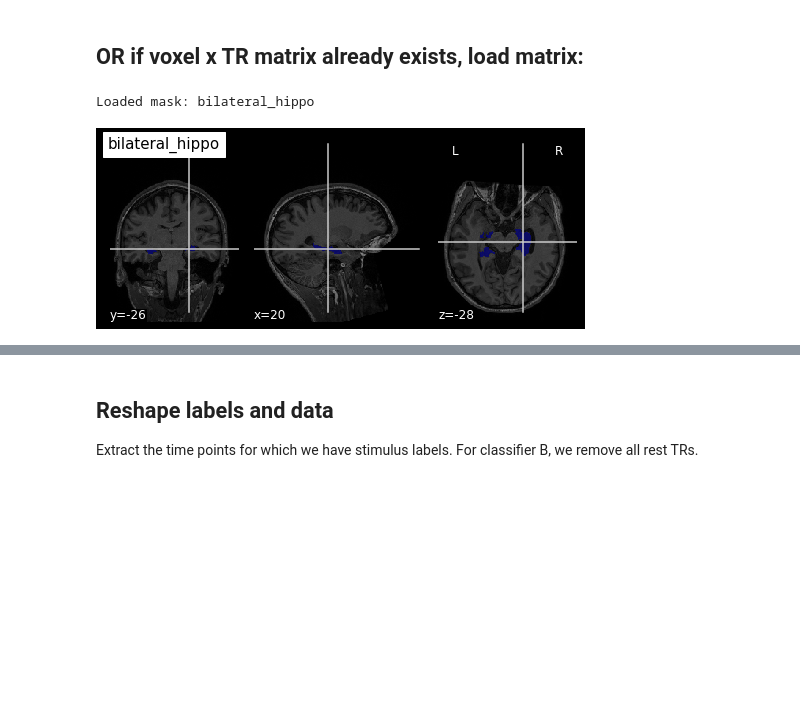
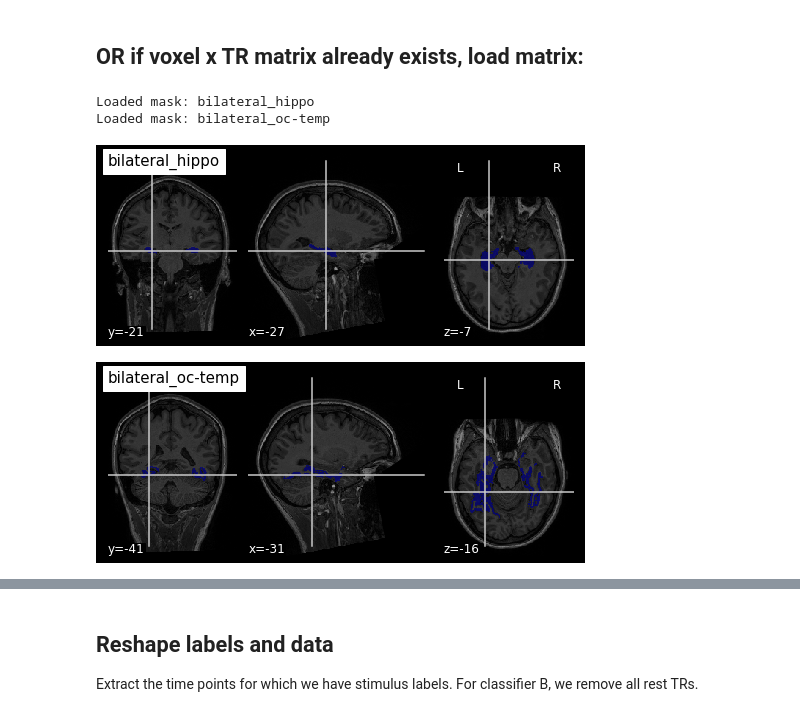
Before and after one commit to karinatachihara/pygers_adderzip, a Jupyter notebook: analysis/mainanalysis/03-classifier_localizer_sub-005.ipynb, the cells around one changed output, grey strips where cells are left out. Drawn from its saved outputs; the diff is of its cells as text; code cells hidden in the pictures; blank space fills up the shorter version.

```diff
--- a/analysis/mainanalysis/03-classifier_localizer_sub-005.ipynb
+++ b/analysis/mainanalysis/03-classifier_localizer_sub-005.ipynb
@@ -21,14 +21,14 @@
 # %% [markdown]
 ## Define subject
 # %%
-sub = 'sub-005'
-subNum = '005'
+sub = 'sub-007'
+subNum = '007'
 ses = 'ses-01'
 task = 'localizer'
 
 n_trunc_beginning=14 #Number of volumes to trim from beginning of run
 n_trunc_end=10 #Number of volumes to trim from end of run
-ROIs=['bilateral_hippo']
+ROIs=['bilateral_hippo','bilateral_oc-temp',]
 # %% [markdown]
 ## Import necessary packages
 # %%
@@ -115,8 +115,8 @@ trials_run_localizer = 90
 
 anat_dir=adderzip_bids_dir + 'derivatives/deface/'
 out_dir= adderzip_bids_dir + 'derivatives/firstlevel/%s/' % sub
-#mask_fold_other = adderzip_bids_dir + 'derivatives/firstlevel/%s/masks/' % sub
-mask_fold_hipp = adderzip_bids_dir + 'derivatives/firstlevel/%s/masks/' % sub
+mask_fold = adderzip_bids_dir + 'derivatives/firstlevel/%s/masks/' % sub
+#mask_fold_hipp = adderzip_bids_dir + 'derivatives/firstlevel/%s/masks/' % sub
 data_dir='/jukebox/norman/karina/adderzip_fMRI/adderzip/data/mainanalysis/output'
 
 #ses0_dir=adderzip_bids_dir + 'derivatives/fmriprep/%s/ses-00/func/' % sub
@@ -386,10 +386,10 @@ def load_adderzip_mask(ROI_name, sub):
     the requested mask
     """
     # load the mask
-    if ROI_name == 'bilateral_hippo':
+    #if ROI_name == 'bilateral_hippo':
         #mask_fold=mask_fold_other
     #else:
-        mask_fold=mask_fold_hipp
+        #mask_fold=mask_fold_hipp
     maskfile = (mask_fold + sub + "_%s.nii.gz" % (ROI_name))
     mask = nib.load(maskfile)
     print("Loaded mask: %s" % (ROI_name))
@@ -397,31 +397,33 @@ def load_adderzip_mask(ROI_name, sub):
 # %%
 # load voxel x TR data for each ROI
 mask_list = ROIs
 masked_data = []
 masked_data_all = [0] * len(mask_list)
 
 for mask_counter in range(len(mask_list)):
         # load the mask for the corresponding ROI
         this_mask = mask_list[mask_counter]
 
-        if this_mask == 'bilateral_hippo':
+        #if this_mask == 'bilateral_hippo':
         #    mask_fold=mask_fold_other
         #else:
-            mask_fold=mask_fold_hipp
+            #mask_fold=mask_fold_hipp
 
         mask = load_adderzip_mask(mask_list[mask_counter], sub)
 
         # plot mask overlayed on subject's T1
         plot_roi(mask, bg_img=t1_img, title=this_mask)
 
         # Load in data from matlab
         in_file = (adderzip_bids_dir + 'derivatives/firstlevel/%s/masked_epi_data_v1/threshold-75/%s_task-%s_run-ALL_space-T1w_trim%dand%dTRs_mask-%s.mat' % (sub, sub, task, n_trunc_beginning, n_trunc_end, this_mask))
         masked_data = scipy.io.loadmat(in_file);
         masked_data = np.array(masked_data['data']);
         masked_data_all[mask_counter] = masked_data
 # %% [output]
 Loaded mask: bilateral_hippo
+Loaded mask: bilateral_oc-temp
-[figure, old version]
+[figure, new version]
+[figure, added]
 # %%
 # check dimensionality of the data and plot value of voxel_id across timeseries; make sure data are z-scored
 num_voxels = [0] * len(mask_list)
```
Also changed, not shown: parts of 9 cells of this notebook, 3 other files.
